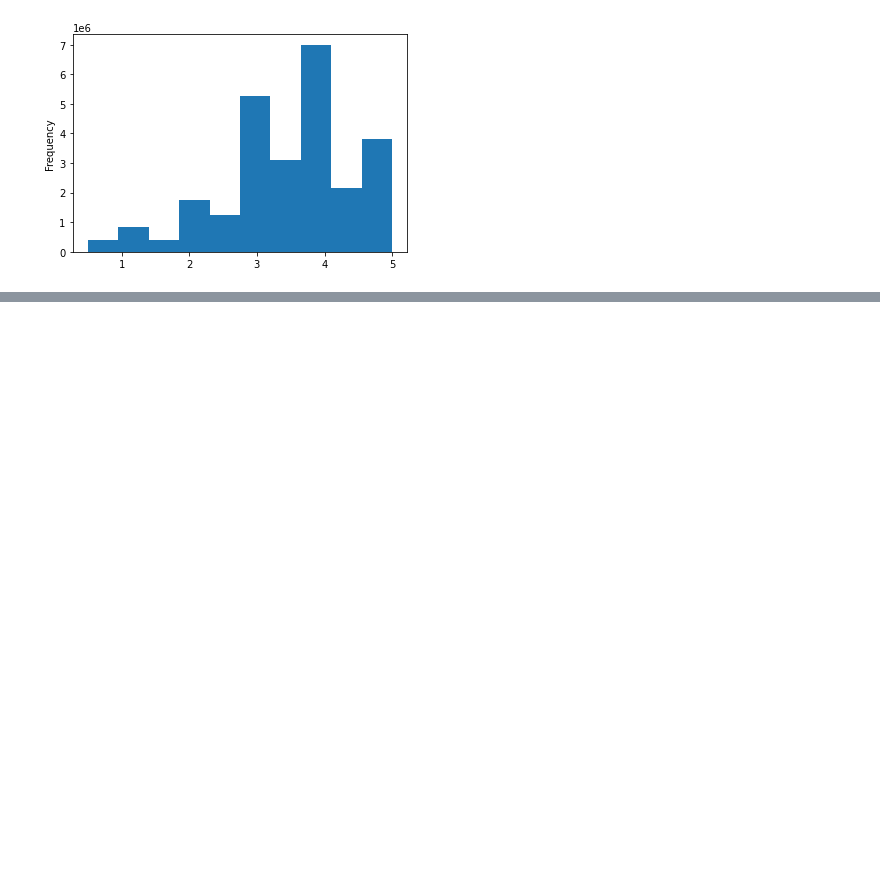
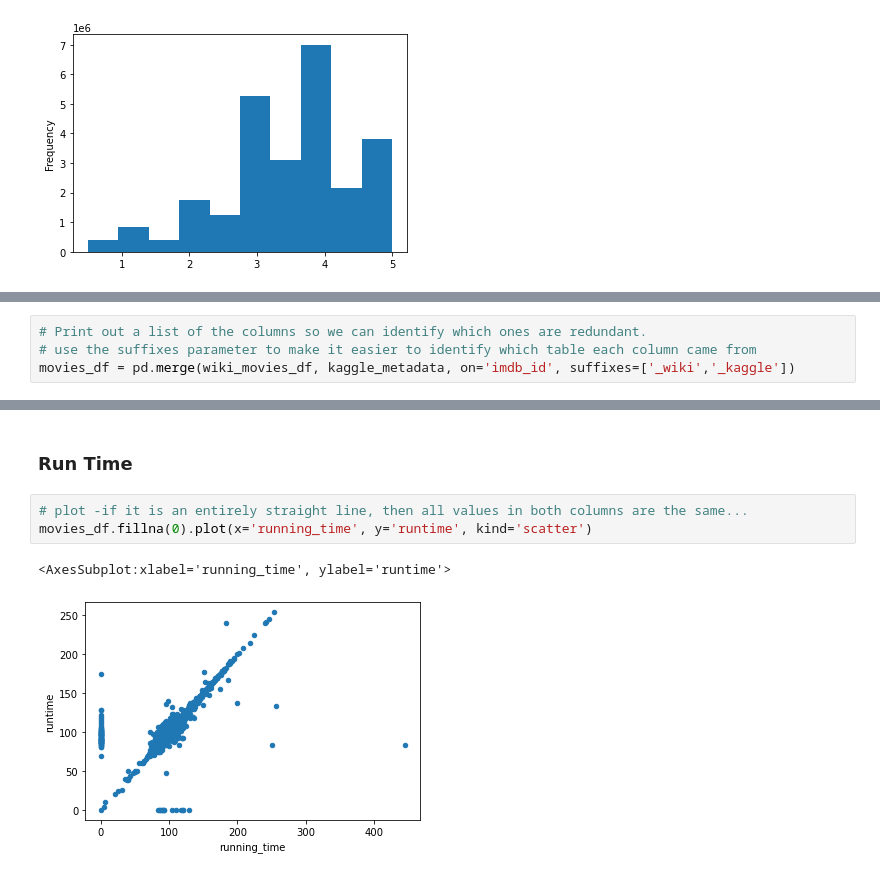
Before and after one commit to charliuden/Movies-ETL, a Jupyter notebook: movies.ipynb, the cells around one changed output, grey strips where cells are left out. Drawn from its saved outputs; the diff is of its cells as text; blank space fills up the shorter version.

```diff
--- a/movies.ipynb
+++ b/movies.ipynb
@@ -705,0 +708,4 @@ Name: rating, dtype: float64
+# %%
+# Print out a list of the columns so we can identify which ones are redundant.
+# use the suffixes parameter to make it easier to identify which table each column came from
+movies_df = pd.merge(wiki_movies_df, kaggle_metadata, on='imdb_id', suffixes=['_wiki','_kaggle'])
@@ -705,0 +770,8 @@ Name: rating, dtype: float64
+# %% [markdown]
+### Run Time
+# %%
+# plot -if it is an entirely straight line, then all values in both columns are the same...
+movies_df.fillna(0).plot(x='running_time', y='runtime', kind='scatter')
+# %% [output]
+<AxesSubplot:xlabel='running_time', ylabel='runtime'>
+[figure, added]
```
Also changed, not shown: parts of 34 cells of this notebook.
